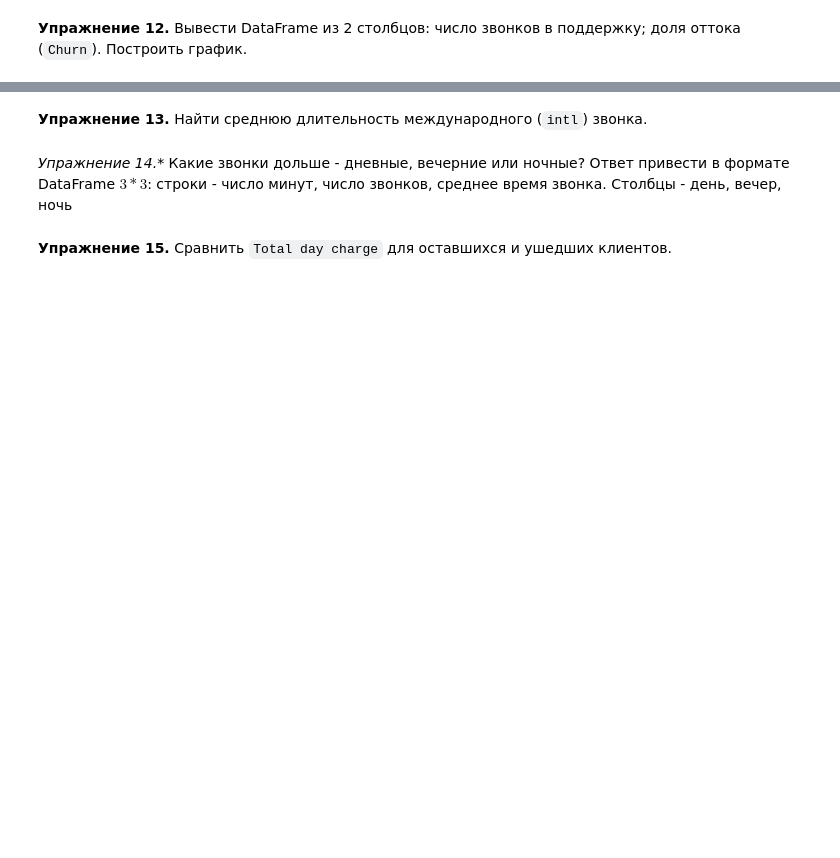
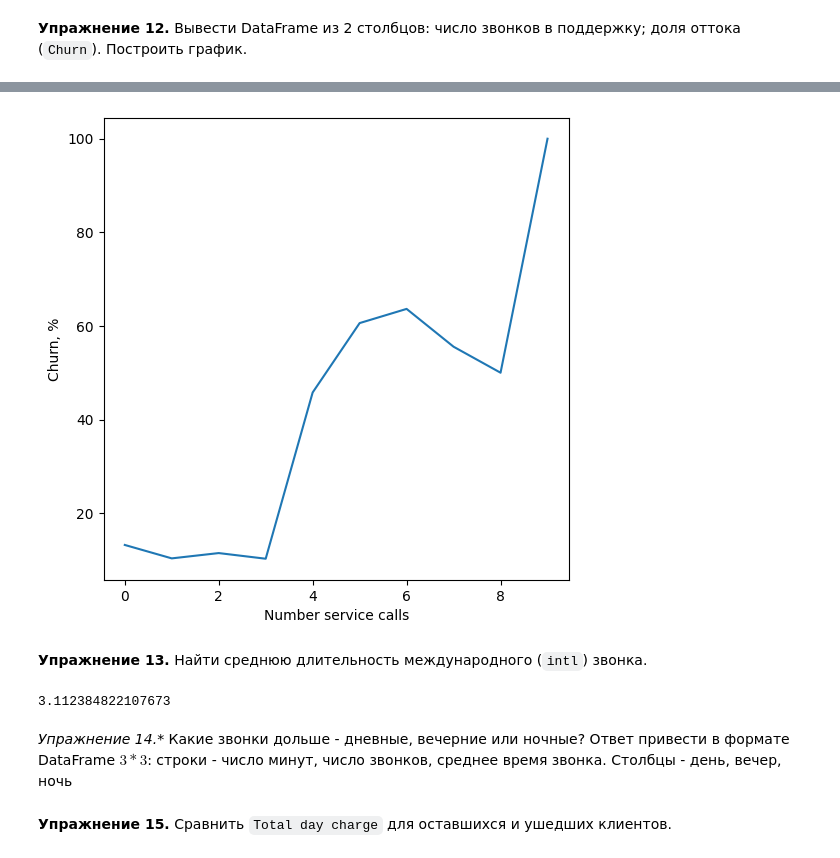
Before and after one commit to oleshka666/infa2022-2023, a Jupyter notebook: lpr6.ipynb, the cells around one changed output, grey strips where cells are left out. Saved outputs shown, nothing was run; the diff lists cells and outputs as text; code cells hidden in the pictures; blank space fills up the shorter version.

```diff
--- a/lpr6.ipynb
+++ b/lpr6.ipynb
@@ -855,0 +839,7 @@ f.groupby("Customer setvice calls").
+# %%
+f_tmp = f["Customer service calls"]
+a = set(f_tmp)
+number_service_calls_clients = pd.DataFrame({"Number service calls":[], "Number clients":[]}, index = [])
+for x in a:
+    number_service_calls_clients.loc[x] = [x, f_tmp[f_tmp == x].count()]
+number_service_calls_clients
@@ -856,2 +858,9 @@ f.groupby("Customer setvice calls").
 # %% [markdown]
 **Упражнение 12.** Вывести DataFrame из 2 столбцов: число звонков в поддержку; доля оттока (`Churn`). Построить график.
+# %%
+f_csc = f["Customer service calls"]
+f_churn = f["Churn"]
+number_service_calls_churn = pd.DataFrame({"Number service calls":[], "Churn, %":[]}, index = [])
+for x in a:
+    number_service_calls_churn.loc[x] = [x, (f_csc[(f_csc == x) & (f_churn == True)].count()) / number_service_calls_clients.loc[x, "Number clients"] * 100]
+number_service_calls_churn
@@ -858,5 +879,22 @@ f.groupby("Customer setvice calls").
+# %%
+import matplotlib.pyplot as plt
+
+plt.figure(figsize=(6,6))
+plt.xlabel("Number service calls")
+plt.ylabel("Churn, %")
+x = number_service_calls_churn["Number service calls"]
+y = number_service_calls_churn["Churn, %"]
+plt.plot(x,y);
+# %% [output]
+[figure, added]
 # %% [markdown]
 **Упражнение 13.** Найти среднюю длительность международного (`intl`) звонка.
+# %%
+tmp = pd.DataFrame({}, index = [])
+tmp["Time intl calls"] = f["Total intl minutes"] / f["Total intl calls"]
+print(tmp["Time intl calls"].mean())
+# %% [output]
+3.112384822107673
 # %% [markdown]
 **Упражнение 14*.** Какие звонки дольше - дневные, вечерние или ночные? Ответ привести в формате DataFrame $3*3$: строки - число минут, число звонков, среднее время звонка. Столбцы - день, вечер, ночь
 # %% [markdown]
```
Also changed, not shown: parts of 9 cells of this notebook, 4 other files.
